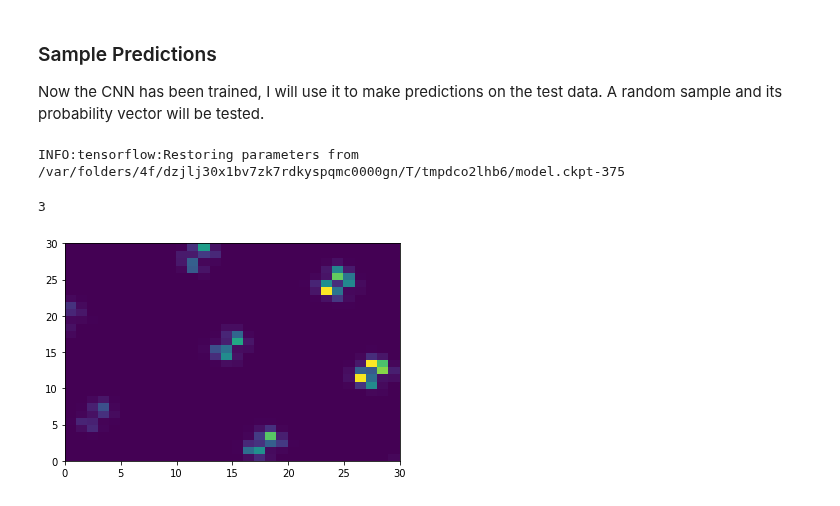
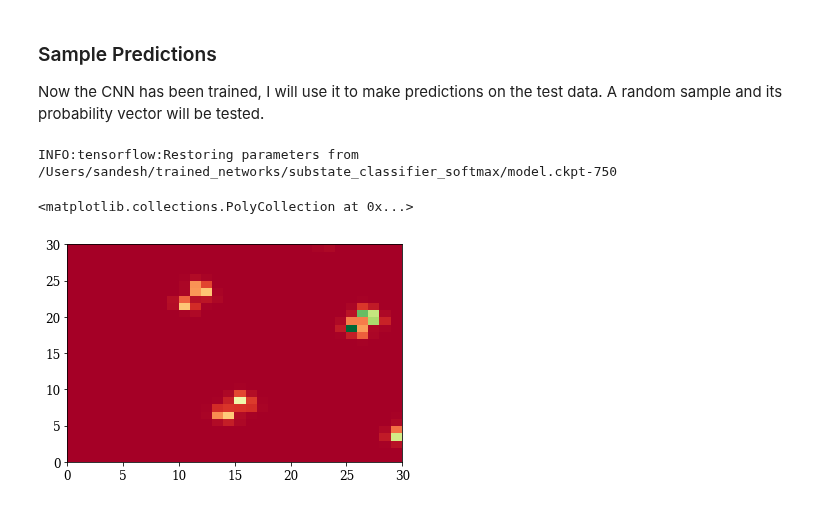
Before and after one commit to Quantumgame/quantum-ml, a Jupyter notebook: Machine Learning/Learning Subimage state.ipynb, the cells around one changed output. Drawn from its saved outputs; the diff is of its cells as text; code cells hidden in the pictures.

Commit message:
working on new figures and exp data

```diff
--- a/Machine Learning/Learning Subimage state.ipynb
+++ b/Machine Learning/Learning Subimage state.ipynb
@@ -12,7 +21,7 @@ import datetime
 # %% [markdown]
 ## Creating the subimages
 # %%
-data_path = "/Users/sandesh/data/QFlow/data_for_paper/double_dot_low_var/"
+data_path = "/Users/sandesh/data/quantum-ml/data_for_paper/double_dot_low_var/"
 files = glob.glob(data_path + "*.npy")
 print(len(files))
 # %% [output]
@@ -86,7 +93,7 @@ for file in files[:]:
 ### Loading of the subimage data
 First I will load the data from subimages into a single array. The path is given by subimage_path.
 # %%
-subimage_path = "/Users/sandesh/data/QFlow/data_for_paper/subimages/"
+subimage_path = "/Users/sandesh/data/quantum-ml/data_for_paper/subimages/"
 files = glob.glob(subimage_path + "*.npy")
 inp_array = []
 out_array = []
@@ -179,7 +186,7 @@ def cnn_model_fn(features,labels,mode):
 
     # Generate predictions
     predictions= {
-        "prob" : out,
+        "prob" : tf.nn.softmax(out),
         "states" : tf.argmax(out,axis=1)
     }
     if mode == tf.estimator.ModeKeys.PREDICT:
@@ -209,7 +216,7 @@ test_input_fn = tf.estimator.inputs.numpy_input_fn(
 # %% [markdown]
 Train the CNN over number of steps.
 # %%
-model_dir = "/Users/sandesh/trained_networks/substate_classifier/"
+model_dir = "/Users/sandesh/trained_networks/substate_classifier_softmax/"
 substate_classifier = tf.estimator.Estimator(model_fn=cnn_model_fn,model_dir=model_dir)
 substate_classifier.train(input_fn=train_input_fn)
 # %% [output]
@@ -249,12 +256,11 @@ Now the CNN has been trained, I will use it to make predictions on the test data
 # %%
 predictions = list(substate_classifier.predict(input_fn=test_input_fn))
 # %% [output]
-INFO:tensorflow:Restoring parameters from /var/folders/4f/dzjlj30x1bv7zk7rdkyspqmc0000gn/T/tmpdco2lhb6/model.ckpt-375
+INFO:tensorflow:Restoring parameters from /Users/sandesh/trained_networks/substate_classifier_softmax/model.ckpt-750
 # %%
 index = np.random.randint(len(predictions))
-plt.figure(1)
-plt.pcolor(x_test_data[index])
-print(predictions[index]['states'])
+fig,ax = plt.subplots()
+plt.pcolor(x_test_data[index]/np.max(x_test_data[index]),cmap=cm.RdYlGn)
 # %% [output]
-3
+<matplotlib.collections.PolyCollection at 0x...>
-[figure, old version]
+[figure, new version]
```
Also changed, not shown: parts of 7 cells of this notebook, 12 other files.
